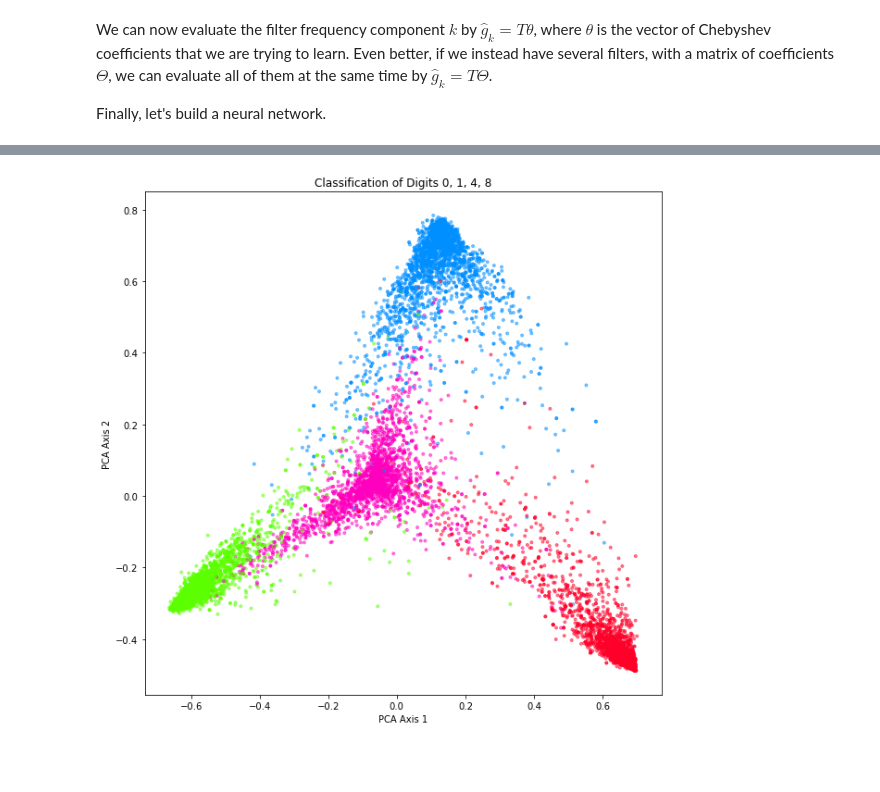
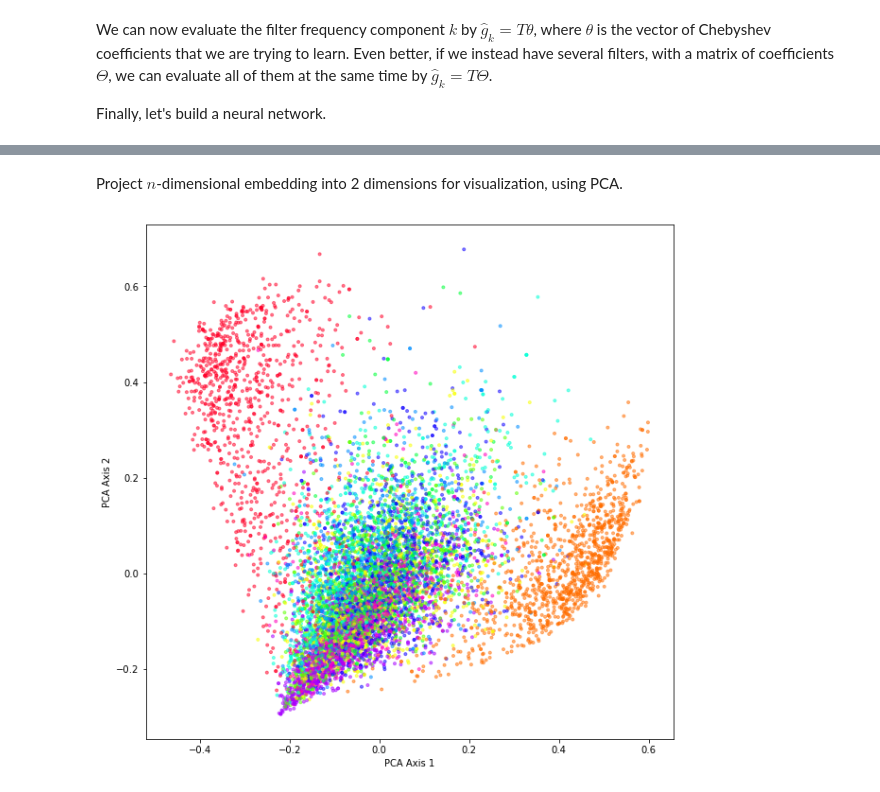
Before and after one commit to MinhTranCA/graph-similarity-1, a Jupyter notebook: notebooks/Handwritten Digits.ipynb, the cells around one changed output, grey strips where cells are left out. Cells and saved outputs as stored; diff of their text form; code cells hidden in the pictures; blank space fills up the shorter version.

```diff
--- a/notebooks/Handwritten Digits.ipynb
+++ b/notebooks/Handwritten Digits.ipynb
@@ -195,7 +196,7 @@ plt.show()
 # %% [markdown]
 First, we will pre-compute the Chebyshev polynomial values for each frequency component.
 # %%
-n_coefs = 5
+n_coefs = 6
 
 # Get frequencies (eigenvalues of Laplacian)
 L = get_lattice_laplacian(28)
@@ -217,8 +218,8 @@ We can now evaluate the filter frequency component $k$ by $\hat g_k = T \theta$,
 Finally, let's build a neural network.
 # %%
 n_inputs = 28 ** 2
-n_filters = 25
-n_dims = 4
+n_filters = 1
+n_dims = 10
 
 def model_fn(features, labels, mode, params):
 
@@ -276,6 +275,6 @@ Now devise a training and validation set from the handwriting data. For this fir
 # %%
-N_SAMPLES = 40000
-DIGIT_SET = [0, 1, 4, 8]
+N_SAMPLES = 100000
+DIGIT_SET = range(10)
 
 # Prepare arrays to store training data and labels
 data_cols = np.empty((N_SAMPLES, n_inputs), dtype = 'float')
@@ -312,6 +311,6 @@ model_params['T'] = T
 model_params['learning_rate'] = 0.1
 
 nn = tf.estimator.Estimator(model_fn = model_fn, params = model_params)
-est = nn.train(input_fn = training_input_fn, steps = 1000)
+est = nn.train(input_fn = training_input_fn, steps = 500)
 # %% [output]
 INFO:tensorflow:Using default config.
@@ -352 +366,3 @@ plt.show()
+# %% [markdown]
+Project $n$-dimensional embedding into 2 dimensions for visualization, using PCA.
 # %%
@@ -356,12 +373,11 @@ Y = pca.transform(embeddings)
 # %%
 import matplotlib.colors
 
 plt.figure(figsize = (10,10))
 digits = np.dot(labels[:10000,:], np.arange(n_dims))
 plt.scatter(Y[:,0], Y[:,1], marker = '.', alpha = 0.5, cmap = 'gist_rainbow', c = digits)
 plt.xlabel('PCA Axis 1')
 plt.ylabel('PCA Axis 2')
-plt.title('Classification of Digits 0, 1, 4, 8')
 plt.show()
 # %% [output]
-[figure, old version]
+[figure, new version]
```
Also changed, not shown: parts of 9 cells of this notebook, 2 other files.
